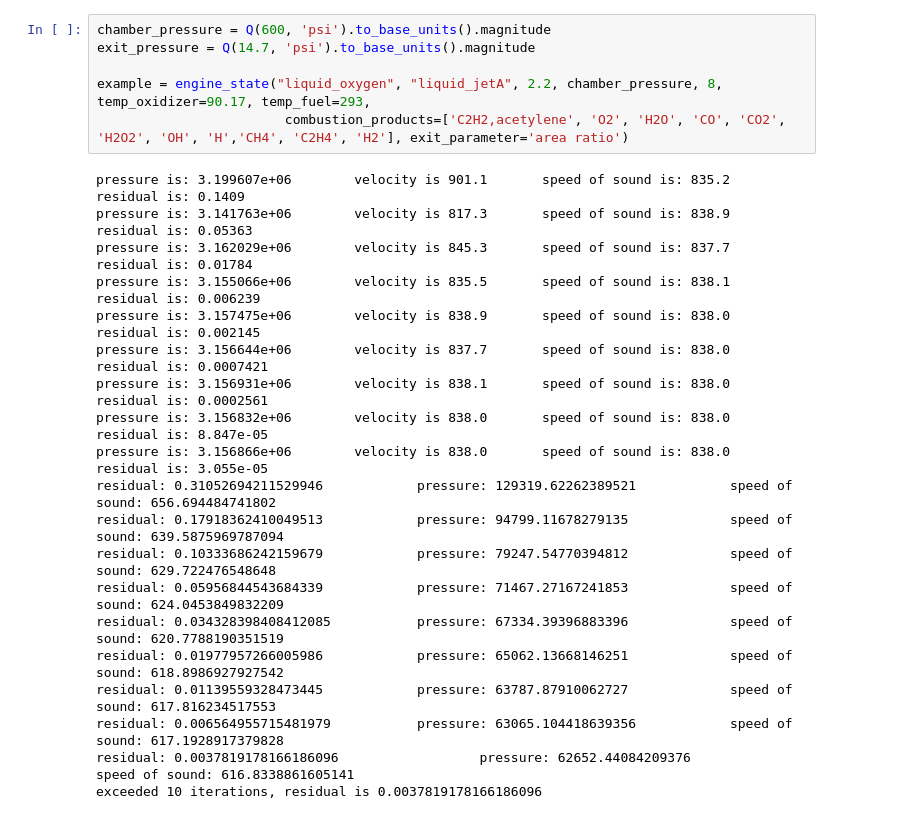
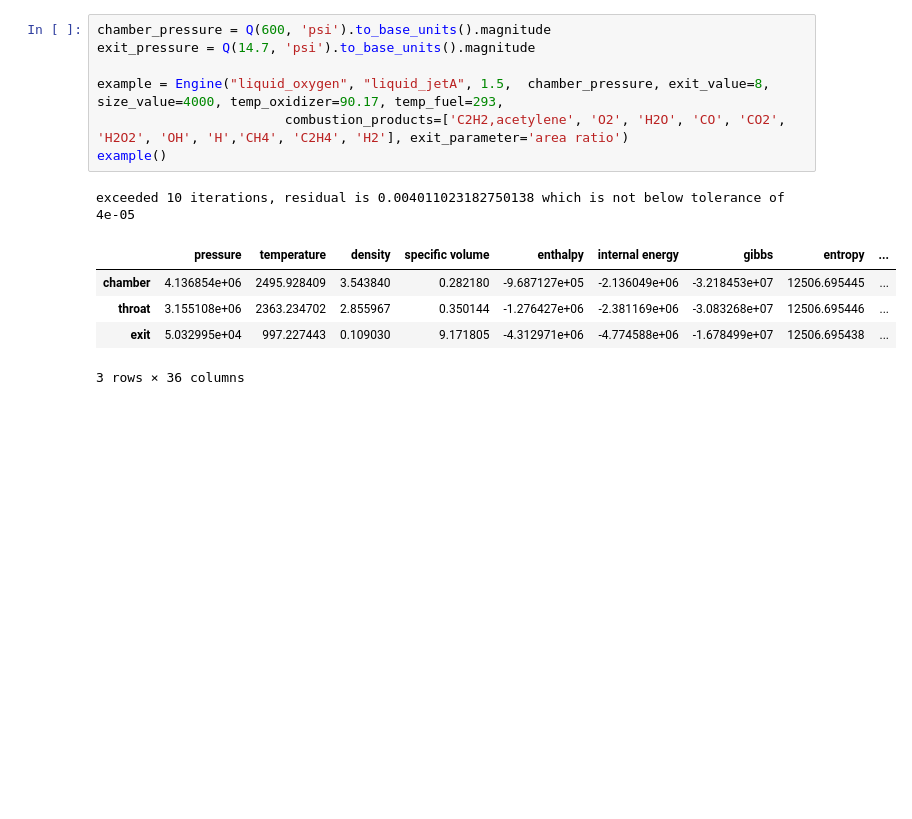
Before and after one commit to AliGangeh/RocketCow, a Jupyter notebook: Rocket_Cow_CEA.ipynb, the cells around one changed output. Saved outputs shown, nothing was run; the diff lists cells and outputs as text; blank space fills up the shorter version.

```diff
--- a/Rocket_Cow_CEA.ipynb
+++ b/Rocket_Cow_CEA.ipynb
@@ -667,26 +989,14 @@ class engine_state:
 # %%
 chamber_pressure = Q(600, 'psi').to_base_units().magnitude
 exit_pressure = Q(14.7, 'psi').to_base_units().magnitude
 
-example = engine_state("liquid_oxygen", "liquid_jetA", 2.2, chamber_pressure, 8, temp_oxidizer=90.17, temp_fuel=293,
+example = Engine("liquid_oxygen", "liquid_jetA", 1.5,  chamber_pressure, exit_value=8, size_value=4000, temp_oxidizer=90.17, temp_fuel=293,
                         combustion_products=['C2H2,acetylene', 'O2', 'H2O', 'CO', 'CO2', 'H2O2', 'OH', 'H','CH4', 'C2H4', 'H2'], exit_parameter='area ratio')
+example()
 # %% [output]
-pressure is: 3.199607e+06        velocity is 901.1       speed of sound is: 835.2        residual is: 0.1409
-pressure is: 3.141763e+06        velocity is 817.3       speed of sound is: 838.9        residual is: 0.05363
-pressure is: 3.162029e+06        velocity is 845.3       speed of sound is: 837.7        residual is: 0.01784
-pressure is: 3.155066e+06        velocity is 835.5       speed of sound is: 838.1        residual is: 0.006239
-pressure is: 3.157475e+06        velocity is 838.9       speed of sound is: 838.0        residual is: 0.002145
-pressure is: 3.156644e+06        velocity is 837.7       speed of sound is: 838.0        residual is: 0.0007421
-pressure is: 3.156931e+06        velocity is 838.1       speed of sound is: 838.0        residual is: 0.0002561
-pressure is: 3.156832e+06        velocity is 838.0       speed of sound is: 838.0        residual is: 8.847e-05
-pressure is: 3.156866e+06        velocity is 838.0       speed of sound is: 838.0        residual is: 3.055e-05
-residual: 0.31052694211529946            pressure: 129319.62262389521            speed of sound: 656.694484741802
-residual: 0.17918362410049513            pressure: 94799.11678279135             speed of sound: 639.5875969787094
-residual: 0.10333686242159679            pressure: 79247.54770394812             speed of sound: 629.722476548648
-residual: 0.05956844543684339            pressure: 71467.27167241853             speed of sound: 624.0453849832209
-residual: 0.034328398408412085           pressure: 67334.39396883396             speed of sound: 620.7788190351519
-residual: 0.01977957266005986            pressure: 65062.13668146251             speed of sound: 618.8986927927542
-residual: 0.01139559328473445            pressure: 63787.87910062727             speed of sound: 617.816234517553
-residual: 0.006564955715481979           pressure: 63065.104418639356            speed of sound: 617.1928917379828
-residual: 0.0037819178166186096                  pressure: 62652.44084209376             speed of sound: 616.8338861605141
-exceeded 10 iterations, residual is 0.0037819178166186096
+exceeded 10 iterations, residual is 0.004011023182750138 which is not below tolerance of 4e-05
+|  | pressure | temperature | density | specific volume | enthalpy | internal energy | gibbs | entropy | ... |
+| chamber | 4.136854e+06 | 2495.928409 | 3.543840 | 0.282180 | -9.687127e+05 | -2.136049e+06 | -3.218453e+07 | 12506.695445 | ... |
+| throat | 3.155108e+06 | 2363.234702 | 2.855967 | 0.350144 | -1.276427e+06 | -2.381169e+06 | -3.083268e+07 | 12506.695446 | ... |
+| exit | 5.032995e+04 | 997.227443 | 0.109030 | 9.171805 | -4.312971e+06 | -4.774588e+06 | -1.678499e+07 | 12506.695438 | ... |
+3 rows × 36 columns
```
Also changed, not shown: parts of 17 cells of this notebook.
